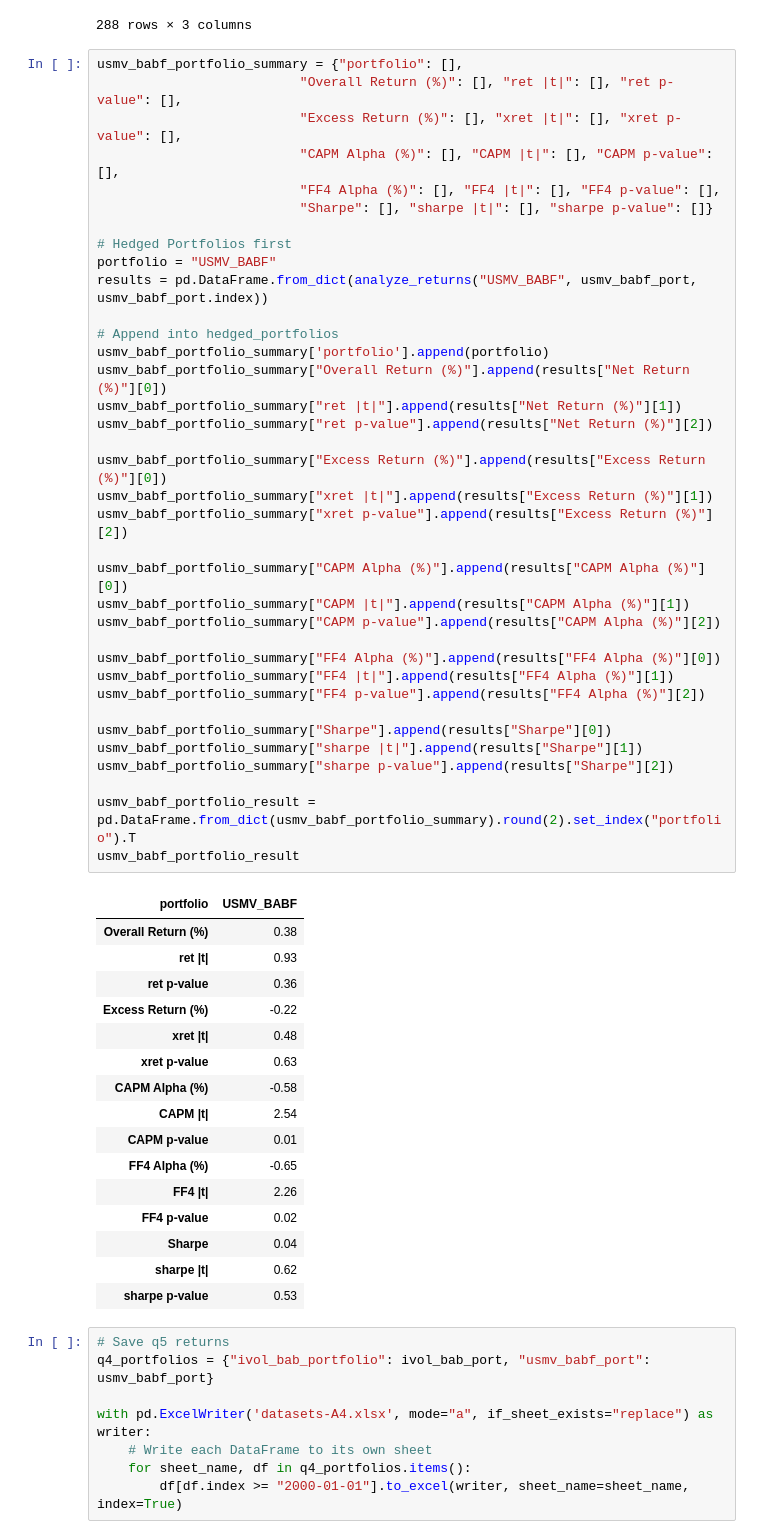
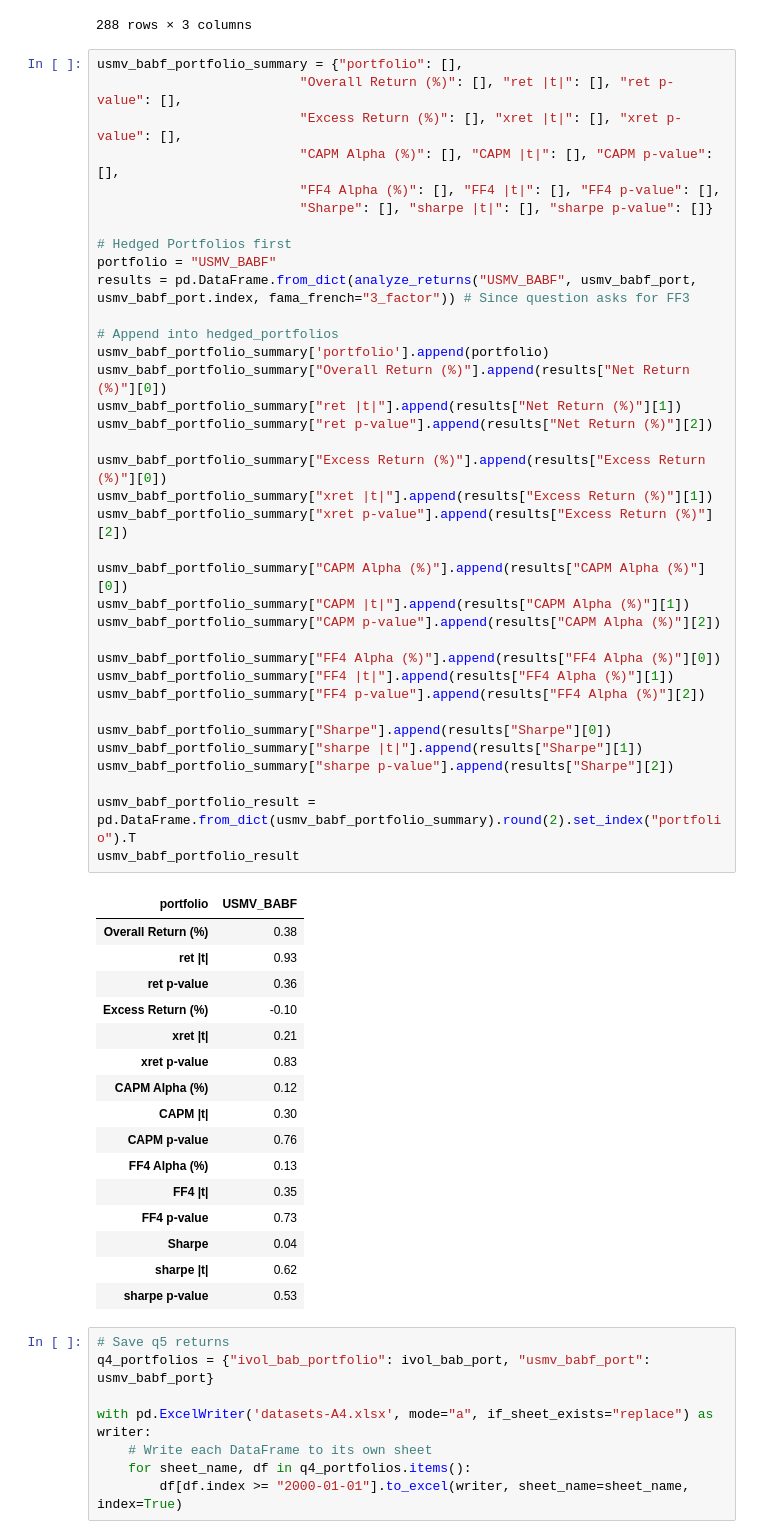
Before and after one commit to uWaterloo-CFM/CFM-301, a Jupyter notebook: Assignment 4/Assignment 4 - Code.ipynb, the cells around one changed output. Cells and saved outputs as stored; diff of their text form.

Commit message:
A4 Fix Alpha Regression

```diff
--- a/Assignment 4/Assignment 4 - Code.ipynb
+++ b/Assignment 4/Assignment 4 - Code.ipynb
@@ -1089,46 +1052,46 @@ usmv_babf_portfolio_summary = {"portfolio": [],
 
 # Hedged Portfolios first
 portfolio = "USMV_BABF"
-results = pd.DataFrame.from_dict(analyze_returns("USMV_BABF", usmv_babf_port, usmv_babf_port.index))
+results = pd.DataFrame.from_dict(analyze_returns("USMV_BABF", usmv_babf_port, usmv_babf_port.index, fama_french="3_factor")) # Since question asks for FF3
 
 # Append into hedged_portfolios
 usmv_babf_portfolio_summary['portfolio'].append(portfolio)
 usmv_babf_portfolio_summary["Overall Return (%)"].append(results["Net Return (%)"][0])
 usmv_babf_portfolio_summary["ret |t|"].append(results["Net Return (%)"][1])
 usmv_babf_portfolio_summary["ret p-value"].append(results["Net Return (%)"][2])
 
 usmv_babf_portfolio_summary["Excess Return (%)"].append(results["Excess Return (%)"][0])
 usmv_babf_portfolio_summary["xret |t|"].append(results["Excess Return (%)"][1])
 usmv_babf_portfolio_summary["xret p-value"].append(results["Excess Return (%)"][2])
 
 usmv_babf_portfolio_summary["CAPM Alpha (%)"].append(results["CAPM Alpha (%)"][0])
 usmv_babf_portfolio_summary["CAPM |t|"].append(results["CAPM Alpha (%)"][1])
 usmv_babf_portfolio_summary["CAPM p-value"].append(results["CAPM Alpha (%)"][2])
 
 usmv_babf_portfolio_summary["FF4 Alpha (%)"].append(results["FF4 Alpha (%)"][0])
 usmv_babf_portfolio_summary["FF4 |t|"].append(results["FF4 Alpha (%)"][1])
 usmv_babf_portfolio_summary["FF4 p-value"].append(results["FF4 Alpha (%)"][2])
 
 usmv_babf_portfolio_summary["Sharpe"].append(results["Sharpe"][0])
 usmv_babf_portfolio_summary["sharpe |t|"].append(results["Sharpe"][1])
 usmv_babf_portfolio_summary["sharpe p-value"].append(results["Sharpe"][2])
 
 usmv_babf_portfolio_result = pd.DataFrame.from_dict(usmv_babf_portfolio_summary).round(2).set_index("portfolio").T
 usmv_babf_portfolio_result
 # %% [output]
 | portfolio | USMV_BABF |
 | Overall Return (%) | 0.38 |
 | ret |t| | 0.93 |
 | ret p-value | 0.36 |
-| Excess Return (%) | -0.22 |
-| xret |t| | 0.48 |
-| xret p-value | 0.63 |
-| CAPM Alpha (%) | -0.58 |
-| CAPM |t| | 2.54 |
-| CAPM p-value | 0.01 |
-| FF4 Alpha (%) | -0.65 |
-| FF4 |t| | 2.26 |
-| FF4 p-value | 0.02 |
+| Excess Return (%) | -0.10 |
+| xret |t| | 0.21 |
+| xret p-value | 0.83 |
+| CAPM Alpha (%) | 0.12 |
+| CAPM |t| | 0.30 |
+| CAPM p-value | 0.76 |
+| FF4 Alpha (%) | 0.13 |
+| FF4 |t| | 0.35 |
+| FF4 p-value | 0.73 |
 | Sharpe | 0.04 |
 | sharpe |t| | 0.62 |
 | sharpe p-value | 0.53 |
```
Also changed, not shown: parts of 18 cells of this notebook, 6 other files.
